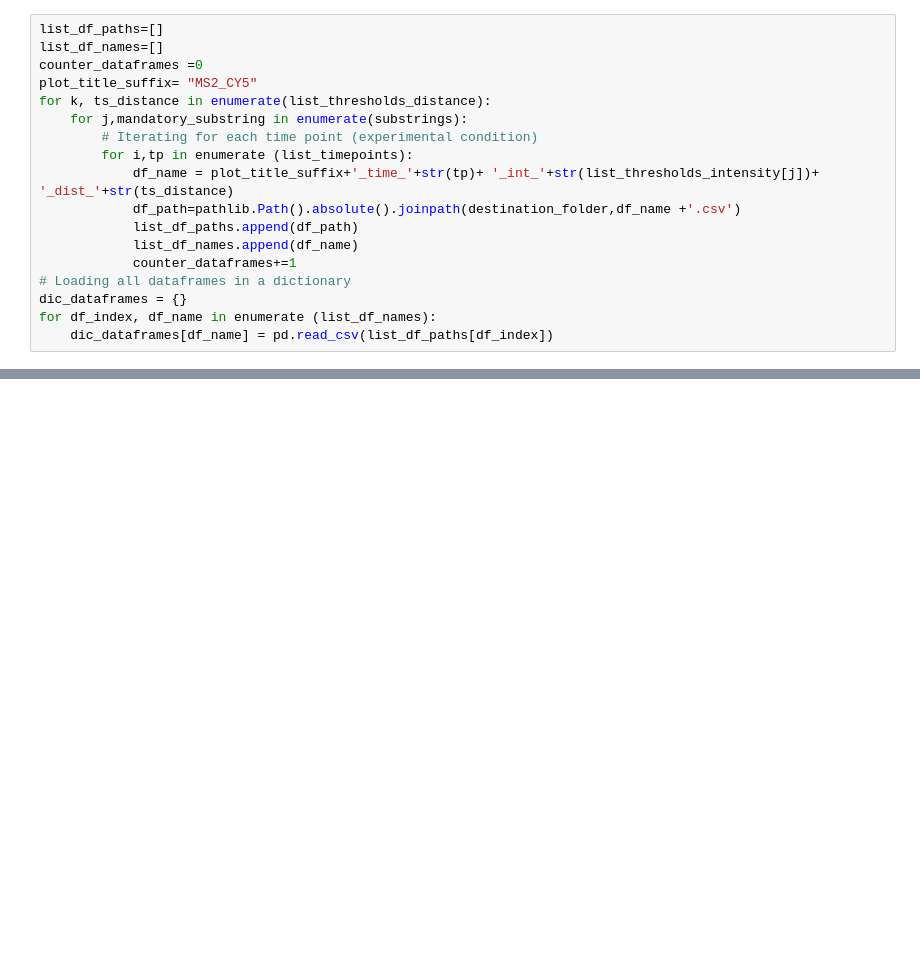
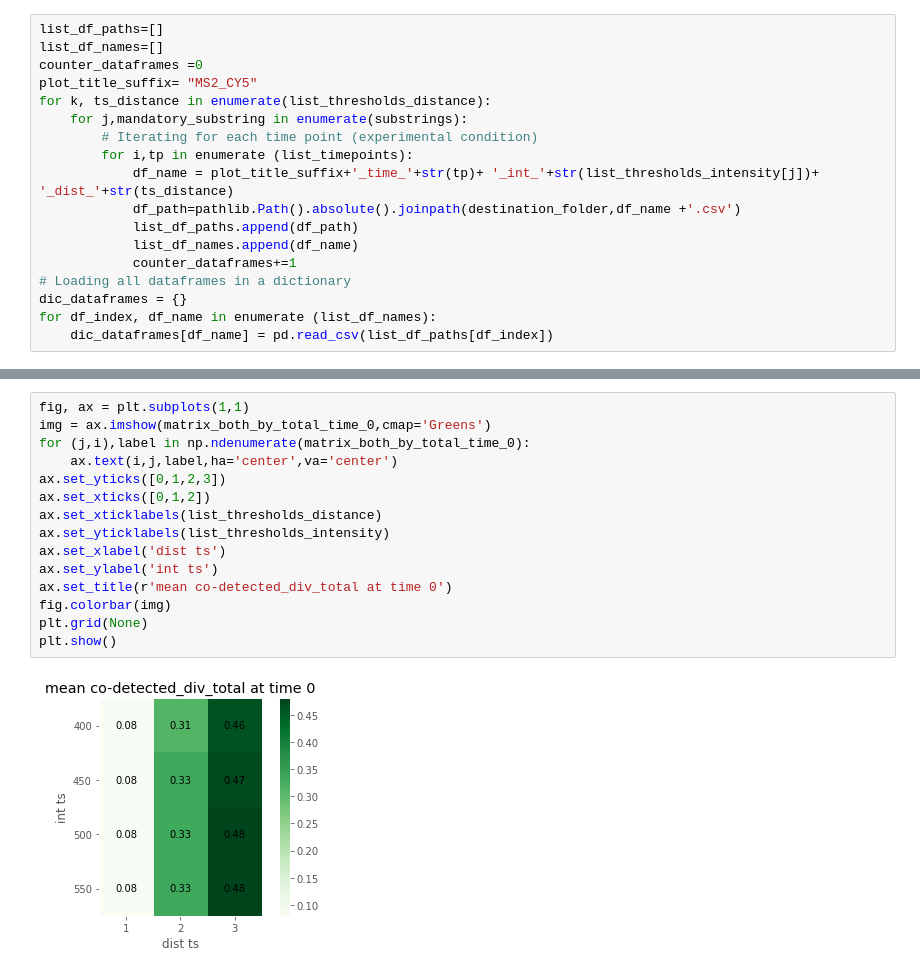
Before and after one commit to MunskyGroup/FISH_Processing, a Jupyter notebook: notebooks/FISH_data_interpretaton_Huy_displaying_data.ipynb, the cells around one changed output, grey strips where cells are left out. Drawn from its saved outputs; the diff is of its cells as text; blank space fills up the shorter version.

```diff
--- a/notebooks/FISH_data_interpretaton_Huy_displaying_data.ipynb
+++ b/notebooks/FISH_data_interpretaton_Huy_displaying_data.ipynb
@@ -135,2 +144,19 @@ plt.show()
+# %%
+fig, ax = plt.subplots(1,1)
+img = ax.imshow(matrix_both_by_total_time_0,cmap='Greens')
+for (j,i),label in np.ndenumerate(matrix_both_by_total_time_0):
+    ax.text(i,j,label,ha='center',va='center')
+ax.set_yticks([0,1,2,3])
+ax.set_xticks([0,1,2])
+ax.set_xticklabels(list_thresholds_distance)
+ax.set_yticklabels(list_thresholds_intensity)
+ax.set_xlabel('dist ts')
+ax.set_ylabel('int ts')
+ax.set_title(r'mean co-detected_div_total at time 0')
+fig.colorbar(img)
+plt.grid(None)
+plt.show()
+# %% [output]
+[figure, added]
 # %%
 matrix_number_spots_tme_18 = np.zeros( (len(list_thresholds_intensity),len(list_thresholds_distance)) )
```
Also changed, not shown: parts of 8 cells of this notebook, 2 other files.
